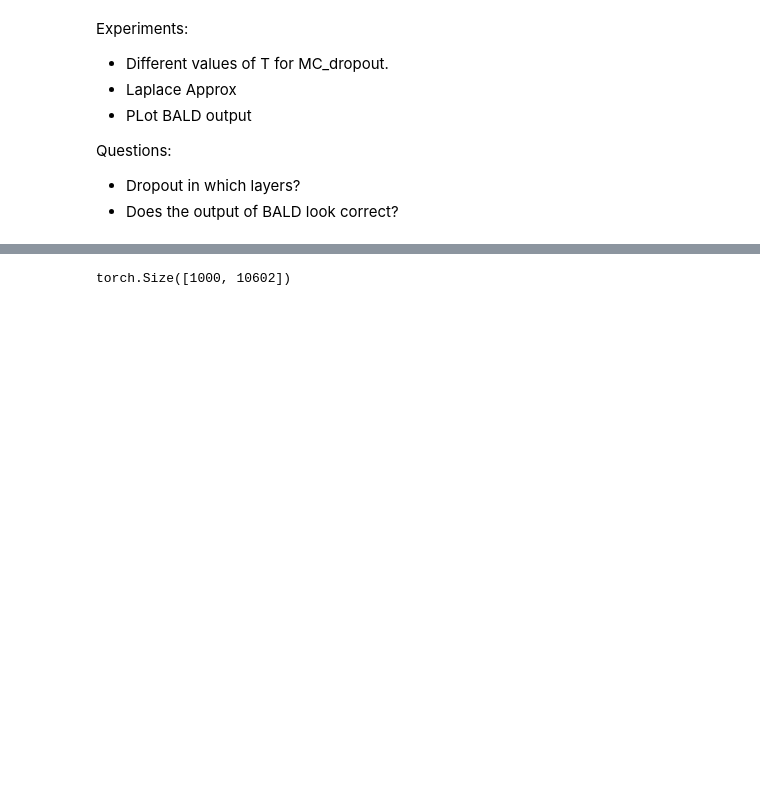
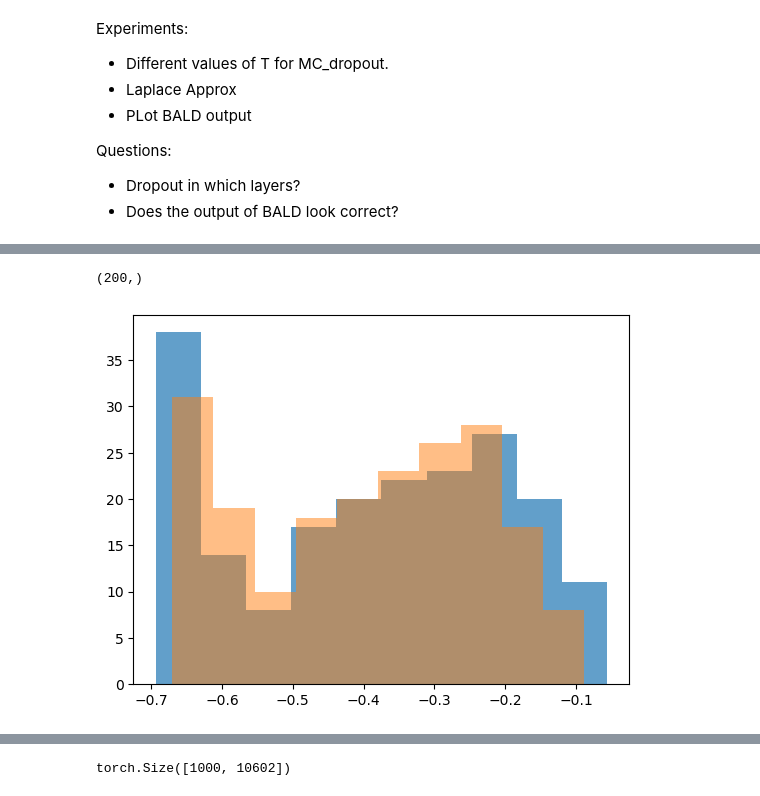
Before and after one commit to MadsBirch/bayesian-active-learning, a Jupyter notebook: notebooks/1.0 - TwoMoonsEDA.ipynb, the cells around one changed output, grey strips where cells are left out. Drawn from its saved outputs; the diff is of its cells as text; code cells hidden in the pictures; blank space fills up the shorter version.

Commit message:
bald first and second term plotted

```diff
--- a/notebooks/1.0 - TwoMoonsEDA.ipynb
+++ b/notebooks/1.0 - TwoMoonsEDA.ipynb
@@ -129,7 +86,7 @@ TypeError: '<' not supported between instances of 'type' and 'int'
 moons_data = make_moons(n_samples = 1000, noise = 0.2, random_state=9)
 
 # dataloader and dataset class
-_, testloader = get_dataloaders(moons_data = moons_data, val_split = 0.2, batch_size=256)
+_, testloader = get_dataloaders(moons_data = moons_data, val_split = 0.2, batch_size=256, return_idx=True)
 train_set = TwoMoons(moons_data = moons_data)
 
 # model, optimizer nad hyper parameters'
@@ -487,0 +437,48 @@ plt.show()
+# %%
+def BALD_query(model, device, data_loader, batch_size, query_size = 10, T = 30, method = 'MC_drop'):
+
+    # get appox
+    model.train()
+
+    indices = []
+    if method == 'MC_drop':
+        logits = torch.zeros((len(data_loader)*batch_size,2,T))
+        for t in range(T):
+            for i, batch in enumerate(data_loader):
+                X, y, idx = batch
+                logit = model(X.to(device))
+                logits[i*len(y):i*len(y)+len(y),:,t] = logit
+
+                indices.extend(idx.tolist())
+
+
+        first_term = torch.sum(F.softmax((1/T)*torch.sum(logits, dim = 2), dim=1) * F.log_softmax((1/T)*torch.sum(logits, dim = 2), dim=1), dim=1)
+        second_term = (1/T)*torch.sum(torch.sum(F.softmax(logits, dim = 1)*F.log_softmax(logits, dim=1), dim = 2),dim = 1)
+
+        BALD_scores = first_term-second_term
+
+    if method == 'Laplace':
+        print('Not implemented yet!')
+
+
+    conf = np.asarray(BALD_scores.cpu().tolist())
+    ind = np.asarray(indices)
+    sorted_pool = np.argsort(conf)
+
+    return ind[sorted_pool][0:query_size], first_term.detach().numpy(), second_term.detach().numpy()
+# %%
+batch_size = 100
+train_loader, test_loader = get_dataloaders(moons_data = moons_data, val_split = 0.2, batch_size=batch_size, return_idx=True)
+
+_, first_term, second_term = BALD_query(model, device, test_loader, batch_size=batch_size, query_size=100, T=30)
+# %%
+x = np.arange(0,len(first_term), dtype=int)
+x.shape
+# %% [output]
+(200,)
+# %%
+plt.hist(first_term, alpha = 0.7)
+plt.hist(second_term, alpha = 0.5)
+plt.show()
+# %% [output]
+[figure, added]
```
Also changed, not shown: parts of 9 cells of this notebook, 3 other files.
